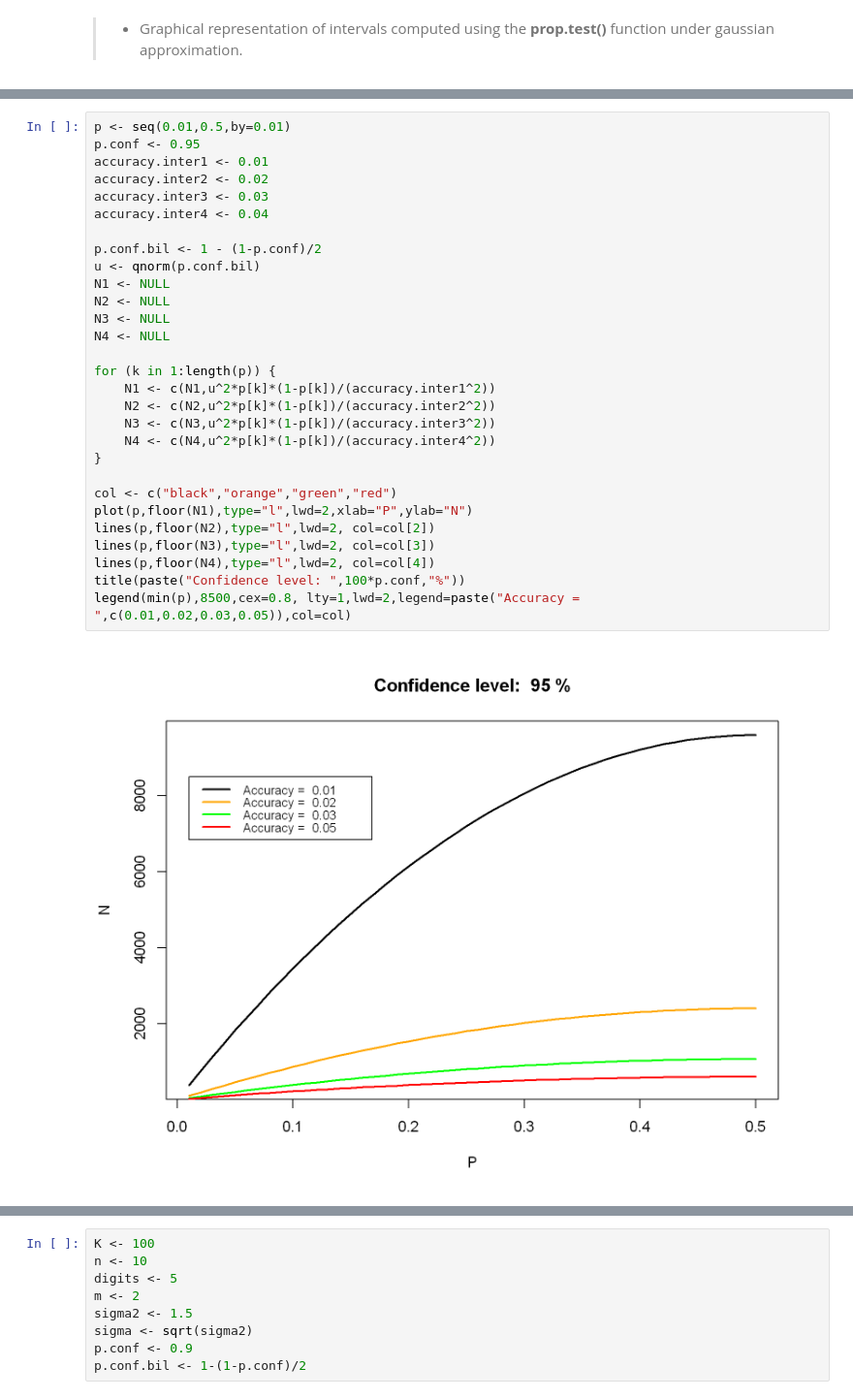
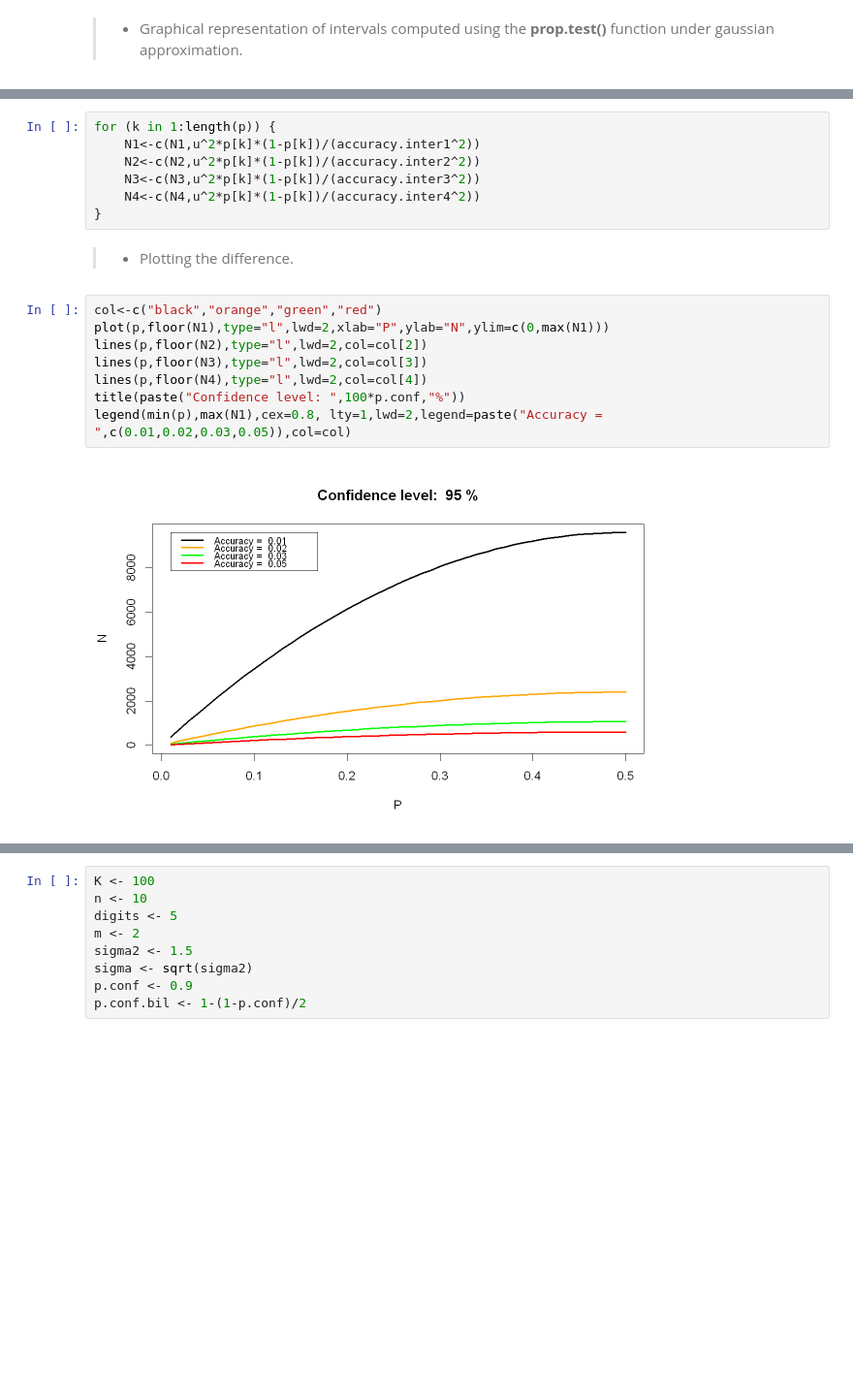
Before and after one commit to mlepicier/statistical-analysis-r, a Jupyter notebook: statistical-analysis-r.ipynb, the cells around one changed output, grey strips where cells are left out. Shown at 97% size. Drawn from its saved outputs; the diff is of its cells as text; blank space fills up the shorter version.

```diff
--- a/statistical-analysis-r.ipynb
+++ b/statistical-analysis-r.ipynb
@@ -233,34 +272,22 @@ abline(h=p,lwd=2)
+# %%
+for (k in 1:length(p)) {
+    N1<-c(N1,u^2*p[k]*(1-p[k])/(accuracy.inter1^2))
+    N2<-c(N2,u^2*p[k]*(1-p[k])/(accuracy.inter2^2))
+    N3<-c(N3,u^2*p[k]*(1-p[k])/(accuracy.inter3^2))
+    N4<-c(N4,u^2*p[k]*(1-p[k])/(accuracy.inter4^2))
+}
+# %% [markdown]
+> - Plotting the difference.
 # %%
-p <- seq(0.01,0.5,by=0.01)
-p.conf <- 0.95
-accuracy.inter1 <- 0.01
-accuracy.inter2 <- 0.02
-accuracy.inter3 <- 0.03
-accuracy.inter4 <- 0.04
-
-p.conf.bil <- 1 - (1-p.conf)/2
-u <- qnorm(p.conf.bil)
-N1 <- NULL
-N2 <- NULL
-N3 <- NULL
-N4 <- NULL
-
-for (k in 1:length(p)) {
-    N1 <- c(N1,u^2*p[k]*(1-p[k])/(accuracy.inter1^2))
-    N2 <- c(N2,u^2*p[k]*(1-p[k])/(accuracy.inter2^2))
-    N3 <- c(N3,u^2*p[k]*(1-p[k])/(accuracy.inter3^2))
-    N4 <- c(N4,u^2*p[k]*(1-p[k])/(accuracy.inter4^2))
-}
-
-col <- c("black","orange","green","red")
-plot(p,floor(N1),type="l",lwd=2,xlab="P",ylab="N")
-lines(p,floor(N2),type="l",lwd=2, col=col[2])
-lines(p,floor(N3),type="l",lwd=2, col=col[3])
-lines(p,floor(N4),type="l",lwd=2, col=col[4])
+col<-c("black","orange","green","red")
+plot(p,floor(N1),type="l",lwd=2,xlab="P",ylab="N",ylim=c(0,max(N1)))
+lines(p,floor(N2),type="l",lwd=2,col=col[2])
+lines(p,floor(N3),type="l",lwd=2,col=col[3])
+lines(p,floor(N4),type="l",lwd=2,col=col[4])
 title(paste("Confidence level: ",100*p.conf,"%"))
-legend(min(p),8500,cex=0.8, lty=1,lwd=2,legend=paste("Accuracy = ",c(0.01,0.02,0.03,0.05)),col=col)
+legend(min(p),max(N1),cex=0.8, lty=1,lwd=2,legend=paste("Accuracy = ",c(0.01,0.02,0.03,0.05)),col=col)
 # %% [output]
-[figure, old version]
+[figure, new version]
 # %% [markdown]
 > ***
 > ### Gaussian distribution
```
Also changed, not shown: parts of 69 cells of this notebook.
